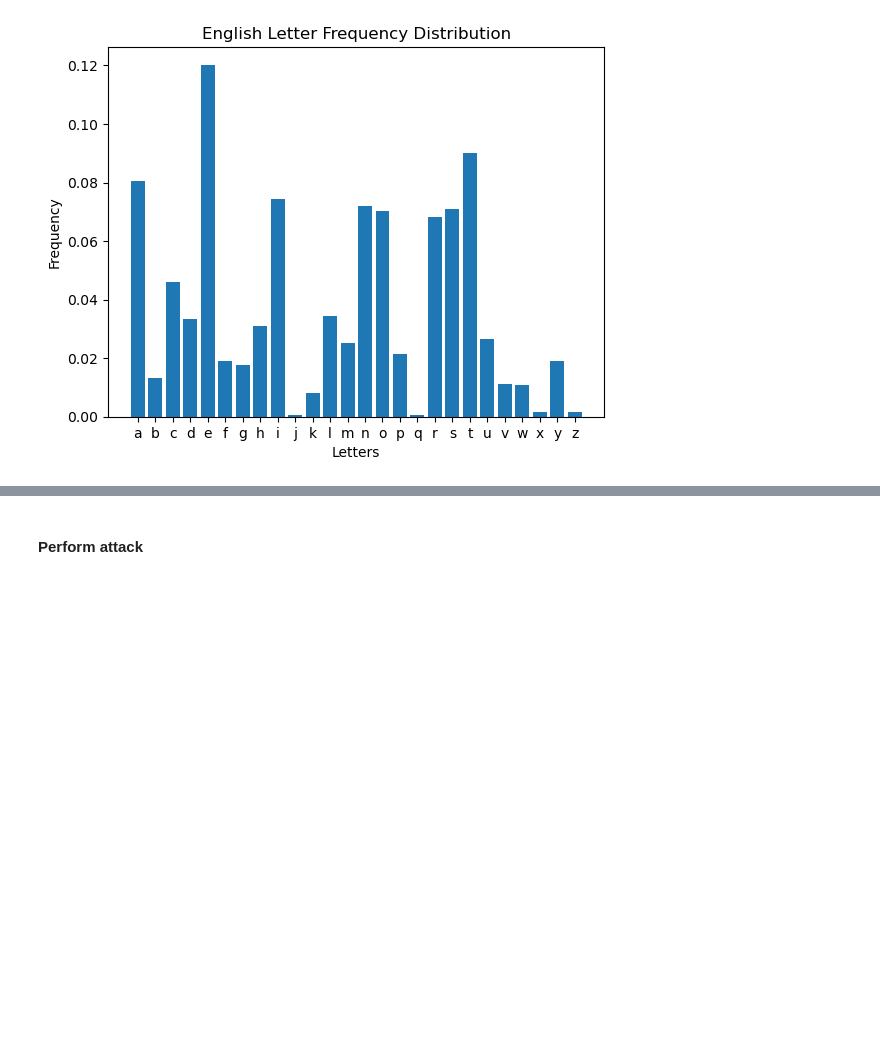
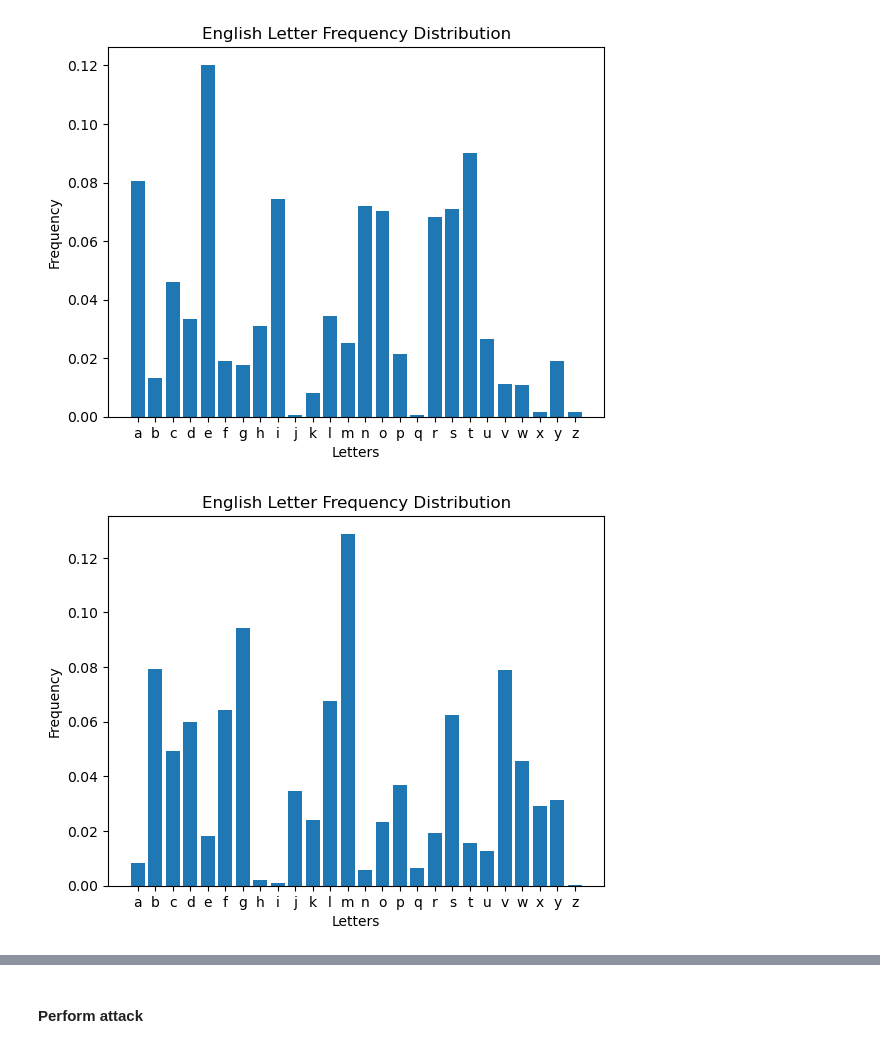
Before and after one commit to sudentrs/Elements-of-Applied-Data-Security, a Jupyter notebook: Assignment 1/assignment1-template.ipynb, the cells around one changed output, grey strips where cells are left out. Saved outputs shown, nothing was run; the diff lists cells and outputs as text; code cells hidden in the pictures; blank space fills up the shorter version.

```diff
--- a/Assignment 1/assignment1-template.ipynb
+++ b/Assignment 1/assignment1-template.ipynb
@@ -211,3 +214,11 @@ plt.title('English Letter Frequency Distribution')
 plt.show()
 # %% [output]
 [figure]
+# %%
+plt.bar(letter_distribution(ciphertext).keys(), letter_distribution(ciphertext).values())
+plt.xlabel('Letters')
+plt.ylabel('Frequency')
+plt.title('English Letter Frequency Distribution')
+plt.show()
+# %% [output]
+[figure, added]
```
Also changed, not shown: parts of 24 cells of this notebook.
